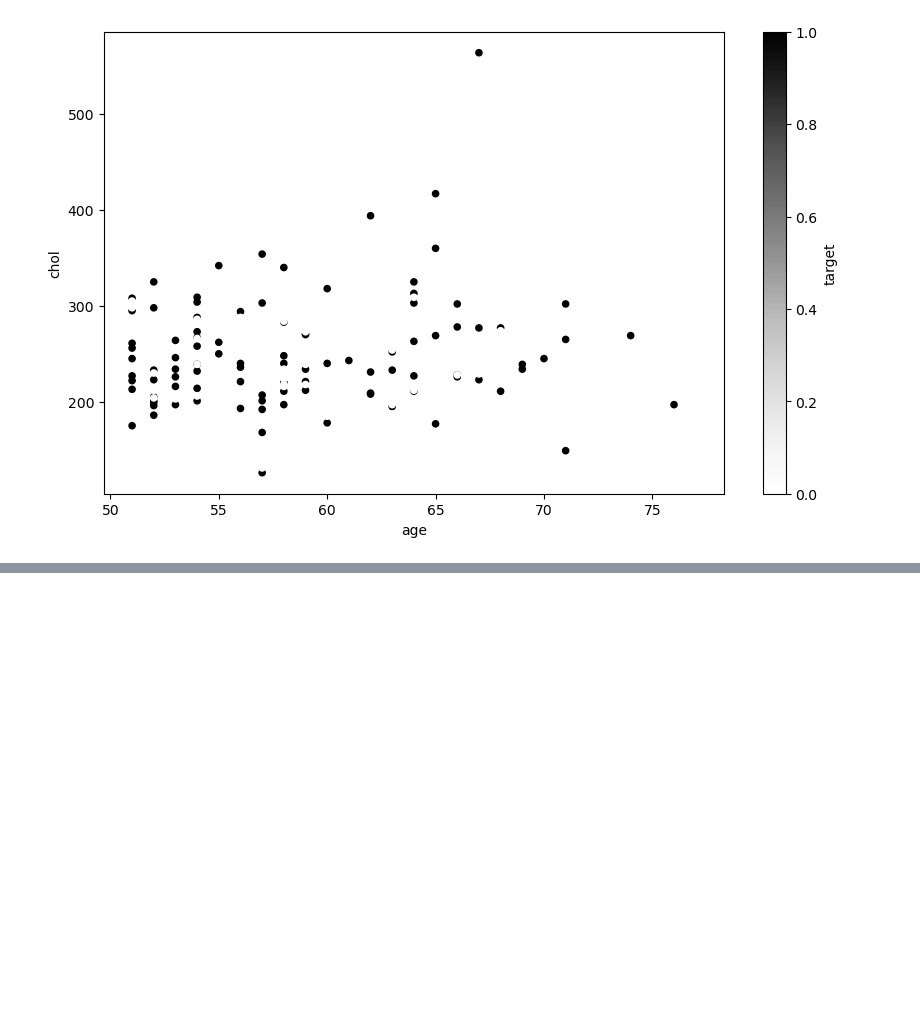
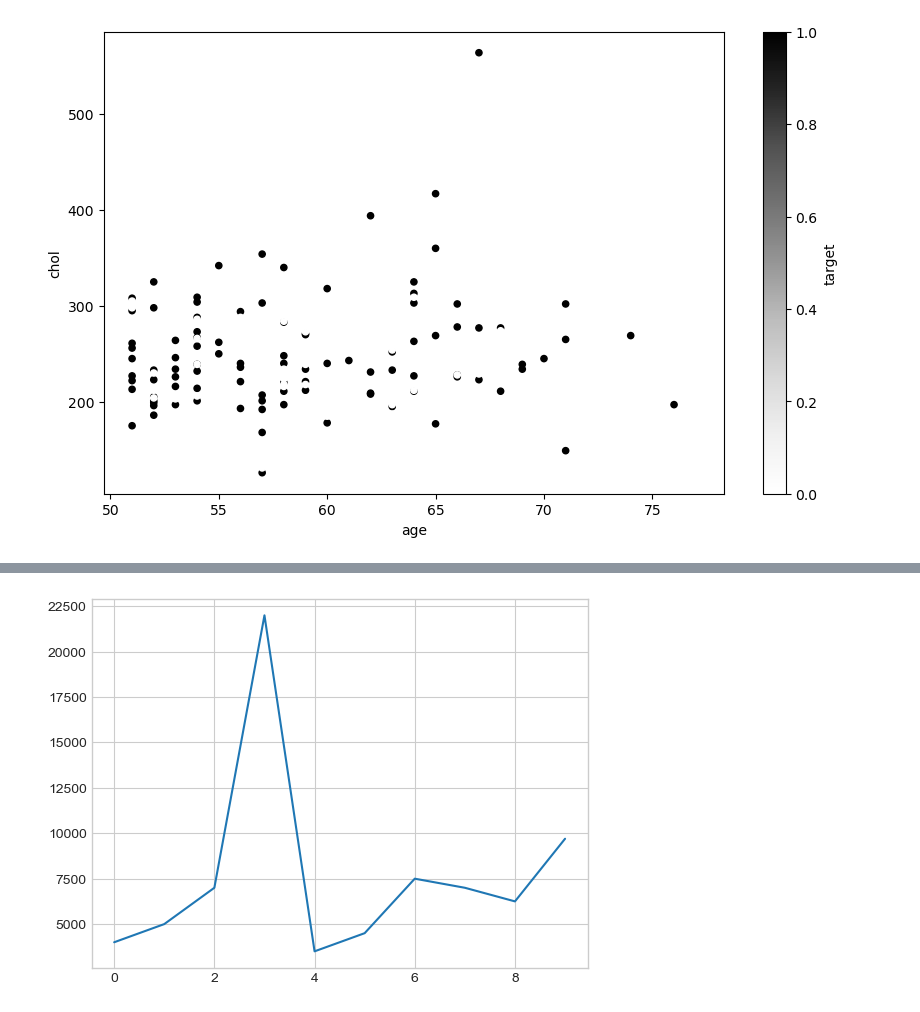
Before and after one commit to John5675/AI-Course, a Jupyter notebook: Section-3-Matplotlib/introduction-to-matplotlib.ipynb, the cells around one changed output, grey strips where cells are left out. Drawn from its saved outputs; the diff is of its cells as text; code cells hidden in the pictures; blank space fills up the shorter version.

```diff
--- a/Section-3-Matplotlib/introduction-to-matplotlib.ipynb
+++ b/Section-3-Matplotlib/introduction-to-matplotlib.ipynb
@@ -395,0 +522,4 @@ over_50.plot(kind='scatter',
+# %%
+car_sales["Price"].plot();
+# %% [output]
+[figure, added]
```
Also changed, not shown: parts of 30 cells of this notebook, 1 other file.
